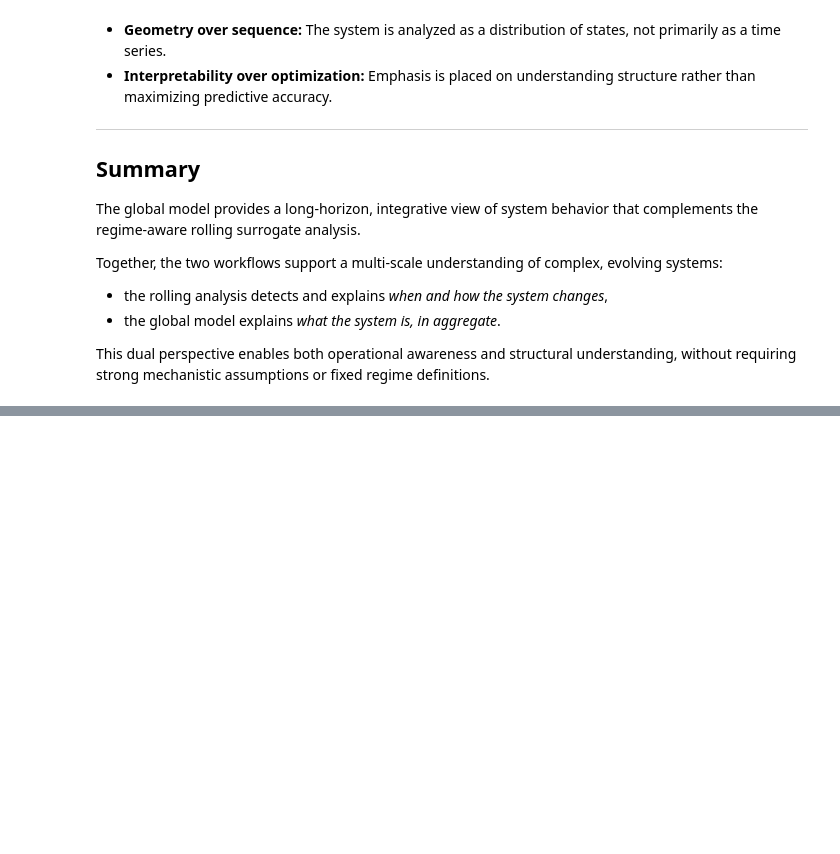
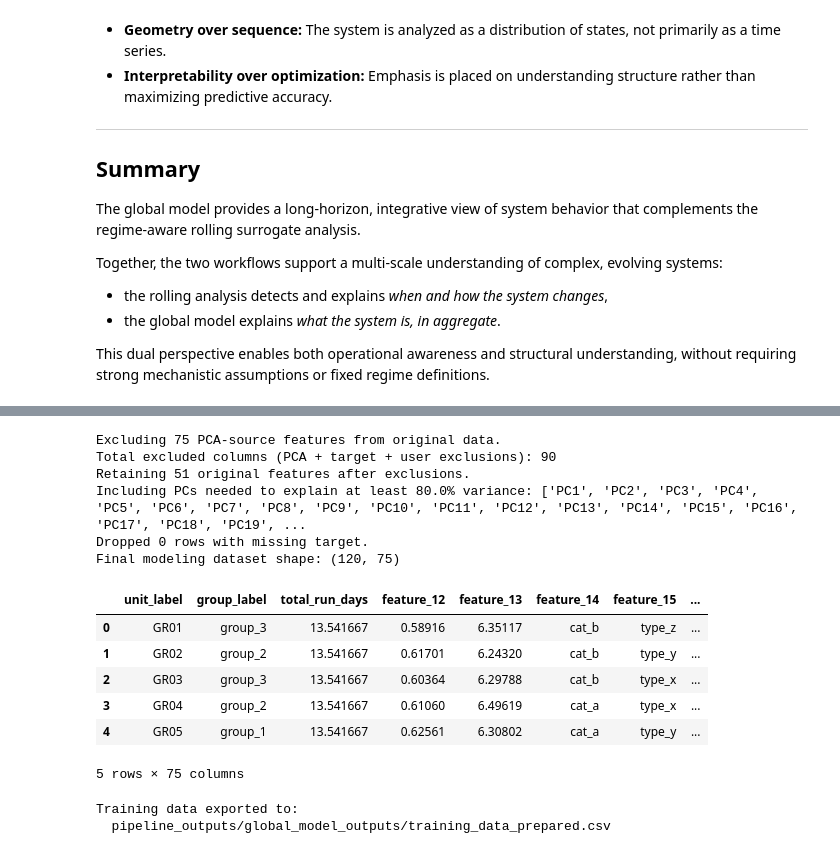
Before and after one commit to JakeWiniski/Regime-Aware-Process-Intelligence-Workflow, a Jupyter notebook: Global_Model.ipynb, the cells around one changed output, grey strips where cells are left out. Saved outputs shown, nothing was run; the diff lists cells and outputs as text; code cells hidden in the pictures; blank space fills up the shorter version.

```diff
--- a/Global_Model.ipynb
+++ b/Global_Model.ipynb
@@ -445,10 +481,19 @@ print("  - pearson_feature_vs_pc_r_and_p.csv")
 # ------------------------------------------------------------
 
 # ===== USER CONTROLS (edit these) =====
-# Select which principal components to include in training data
+# Choose how PCs are selected for the training data:
+#   "manual"             -> use pcs_to_include exactly as listed below
+#   "variance_threshold" -> include the minimum number of PCs needed to meet pc_variance_threshold
+pc_selection_mode = "variance_threshold"
+
+# Manual PC selection.
 pcs_to_include = ["PC1", "PC2", "PC3", "PC4", "PC5", "PC6", "PC7",
                  "PC8", "PC9", "PC10", "PC11", "PC12", "PC13",
                  "PC14", "PC15", "PC16"]
+
+# Automatic PC selection by cumulative explained variance.
+# Accepts either a fraction (0.80) or a percent (80) for 80% explained variance.
+pc_variance_threshold = 0.80
 # Select any features for exclusion
 exclude_exact = [
     "run_id",
@@ -490,12 +535,37 @@ print(f"Total excluded columns (PCA + target + user exclusions): {len(exclude_co
 retain_original_cols = [c for c in df.columns if c not in exclude_cols]
 print(f"Retaining {len(retain_original_cols)} original features after exclusions.")
 
-# Choose PCs to include (validate they exist)
-pc_cols = [pc for pc in pcs_to_include if pc in score_df.columns]
-missing_pcs = [pc for pc in pcs_to_include if pc not in score_df.columns]
-if missing_pcs:
-    raise ValueError(f"These PCs are not present in score_df: {missing_pcs}")
-print(f"Including PCs: {pc_cols}")
+# Choose PCs to include.
+if pc_selection_mode == "manual":
+    pc_cols = [pc for pc in pcs_to_include if pc in score_df.columns]
+    missing_pcs = [pc for pc in pcs_to_include if pc not in score_df.columns]
+    if missing_pcs:
+        raise ValueError(f"These PCs are not present in score_df: {missing_pcs}")
+    print(f"Including manually selected PCs: {pc_cols}")
+
+elif pc_selection_mode == "variance_threshold":
+    if "explained_ratio" not in globals():
+        raise RuntimeError("explained_ratio not found. Run the PCA block before assembling model_df.")
+
+    threshold = float(pc_variance_threshold)
+    if threshold > 1.0:
+        threshold = threshold / 100.0
+    if not (0 < threshold <= 1):
+        raise ValueError("pc_variance_threshold must be between 0 and 1, or between 0 and 100 as a percent.")
+
+    cumulative_explained = np.cumsum(explained_ratio)
+    n_pcs = int(np.searchsorted(cumulative_explained, threshold, side="left") + 1)
+    n_pcs = min(n_pcs, len(cumulative_explained), score_df.shape[1])
+    pc_cols = [f"PC{i}" for i in range(1, n_pcs + 1) if f"PC{i}" in score_df.columns]
+    actual_explained = cumulative_explained[len(pc_cols) - 1] if pc_cols else np.nan
+
+    print(
+        f"Including PCs needed to explain at least {threshold:.1%} variance: "
+        f"{pc_cols} ({actual_explained:.1%} cumulative explained variance)"
+    )
+
+else:
+    raise ValueError("pc_selection_mode must be either 'manual' or 'variance_threshold'.")
 
 # Assemble modeling dataframe
 model_df = pd.concat(
@@ -510,30 +580,46 @@ model_df = pd.concat(
 # Drop rows with missing target
 before = model_df.shape[0]
 model_df = model_df.dropna(subset=[target_col]).copy()
 after = model_df.shape[0]
 
 print(f"Dropped {before - after} rows with missing target.")
 print(f"Final modeling dataset shape: {model_df.shape}")
 
 # Ensure numeric target
 model_df[target_col] = pd.to_numeric(model_df[target_col], errors="coerce")
 
 # Quick inspection
 display(model_df.head())
 
 # OPTIONAL: see exactly what was excluded (helpful for debugging)
 # excluded_list = sorted(list(exclude_cols))
 # display(excluded_list[:50])
 # print(f"... total excluded: {len(excluded_list)}")
 
 from pathlib import Path
 
 # ---------------------------
 # Export prepared training data (model_df) to global_model_outputs
 # ---------------------------
 out_dir = GLOBAL_OUTPUT_DIR
 out_dir.mkdir(parents=True, exist_ok=True)
 
 model_df.to_csv(out_dir / "training_data_prepared.csv", index=False)
 
 print(f"\nTraining data exported to:\n  {out_dir / 'training_data_prepared.csv'}")
+# %% [output]
+Excluding 75 PCA-source features from original data.
+Total excluded columns (PCA + target + user exclusions): 90
+Retaining 51 original features after exclusions.
+Including PCs needed to explain at least 80.0% variance: ['PC1', 'PC2', 'PC3', 'PC4', 'PC5', 'PC6', 'PC7', 'PC8', 'PC9', 'PC10', 'PC11', 'PC12', 'PC13', 'PC14', 'PC15', 'PC16', 'PC17', 'PC18', 'PC19', ...
+Dropped 0 rows with missing target.
+Final modeling dataset shape: (120, 75)
+|  | unit_label | group_label | total_run_days | feature_12 | feature_13 | feature_14 | feature_15 | ... |
+| 0 | GR01 | group_3 | 13.541667 | 0.58916 | 6.35117 | cat_b | type_z | ... |
+| 1 | GR02 | group_2 | 13.541667 | 0.61701 | 6.24320 | cat_b | type_y | ... |
+| 2 | GR03 | group_3 | 13.541667 | 0.60364 | 6.29788 | cat_b | type_x | ... |
+| 3 | GR04 | group_2 | 13.541667 | 0.61060 | 6.49619 | cat_a | type_x | ... |
+| 4 | GR05 | group_1 | 13.541667 | 0.62561 | 6.30802 | cat_a | type_y | ... |
+5 rows × 75 columns
+Training data exported to:
+  pipeline_outputs/global_model_outputs/training_data_prepared.csv
```
Also changed, not shown: parts of 33 cells of this notebook, 4 other files.
